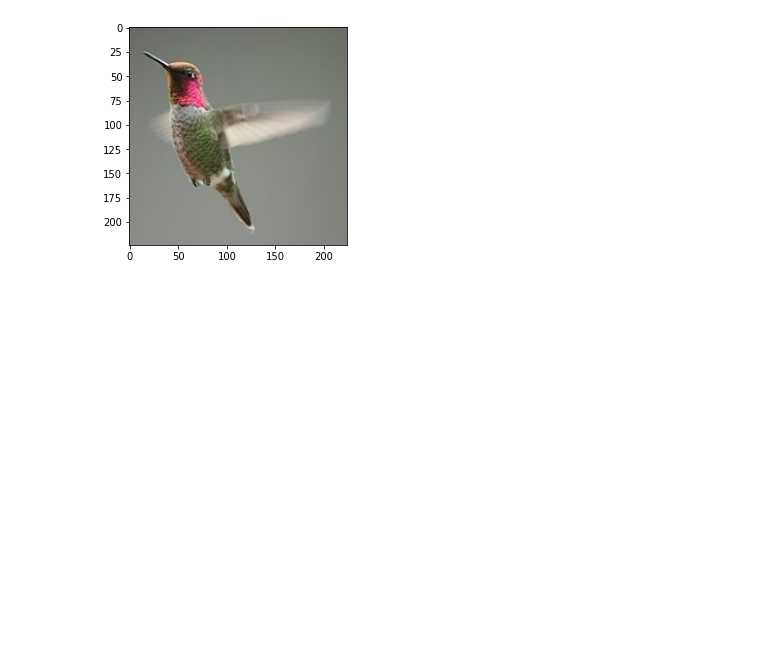
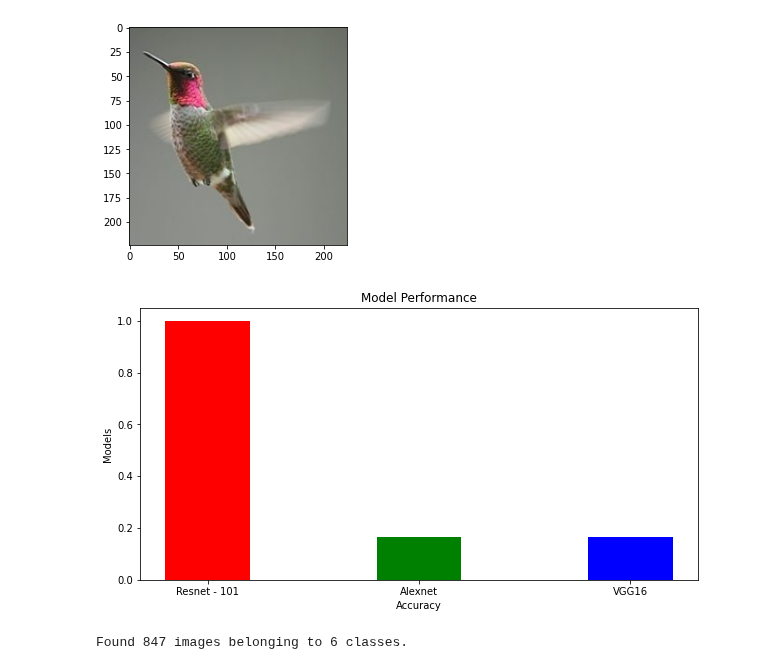
Before and after one commit to sunil3092/DBSEdu, a Jupyter notebook: Sem 2/Deep Learning/CA/CA2_40%/CA_2_Tensorflow_2.ipynb, the cells around one changed output. Saved outputs shown, nothing was run; the diff lists cells and outputs as text; code cells hidden in the pictures; blank space fills up the shorter version.

Commit message:
Model Saved

```diff
--- a/Sem 2/Deep Learning/CA/CA2_40%/CA_2_Tensorflow_2.ipynb
+++ b/Sem 2/Deep Learning/CA/CA2_40%/CA_2_Tensorflow_2.ipynb
@@ -131,3 +131,3 @@ plt.legend(['train','validation'],loc='upper right')
 # %%
-model.evaluate(test_gemerator)
+results_Resnet101 = model.evaluate(test_gemerator)
 # %% [output]
@@ -330,3 +328,5 @@ def output(location):
     prob = prob[0].flatten()
     prob = prob[0] * 100
     print (prob, ' % chances are there that the Bird Is',answer)
+# %%
+results_alexnet = model_alexnet.evaluate(test_gemerator)
@@ -453,3 +455,5 @@ def output(location):
     prob = prob[0].flatten()
     prob = prob[0] * 100
     print (prob, ' % chances are there that the Bird Is',answer)
+# %%
+results_vgg16 = model_vgg16.evaluate(test_gemerator)
@@ -462,3 +468,15 @@ output(img)
 # %% [output]
 100.0  % chances are there that the Bird Is ANNAS HUMMINGBIRD
 [figure]
+# %%
+fig = plt.figure(figsize=(10, 5))
+models = ['Resnet - 101', 'Alexnet', 'VGG16']
+acc = [results_Resnet101[1], results_alexnet[1], results_vgg16[1]]
+plt.bar(models, acc, color=['r', 'g', 'b'],
+        width = 0.4)
+plt.xlabel("Accuracy")
+plt.ylabel("Models")
+plt.title("Model Performance")
+plt.show()
+# %% [output]
+[figure, added]
@@ -464,0 +487,6 @@ output(img)
+# %%
+final_generator = final_datagen.flow_from_directory(final_directory, target_size=(224,224),
+                                                 color_mode='rgb',
+                                                 class_mode='sparse',batch_size=16)
+# %% [output]
+Found 847 images belonging to 6 classes.
```
Also changed, not shown: parts of 17 cells of this notebook.
